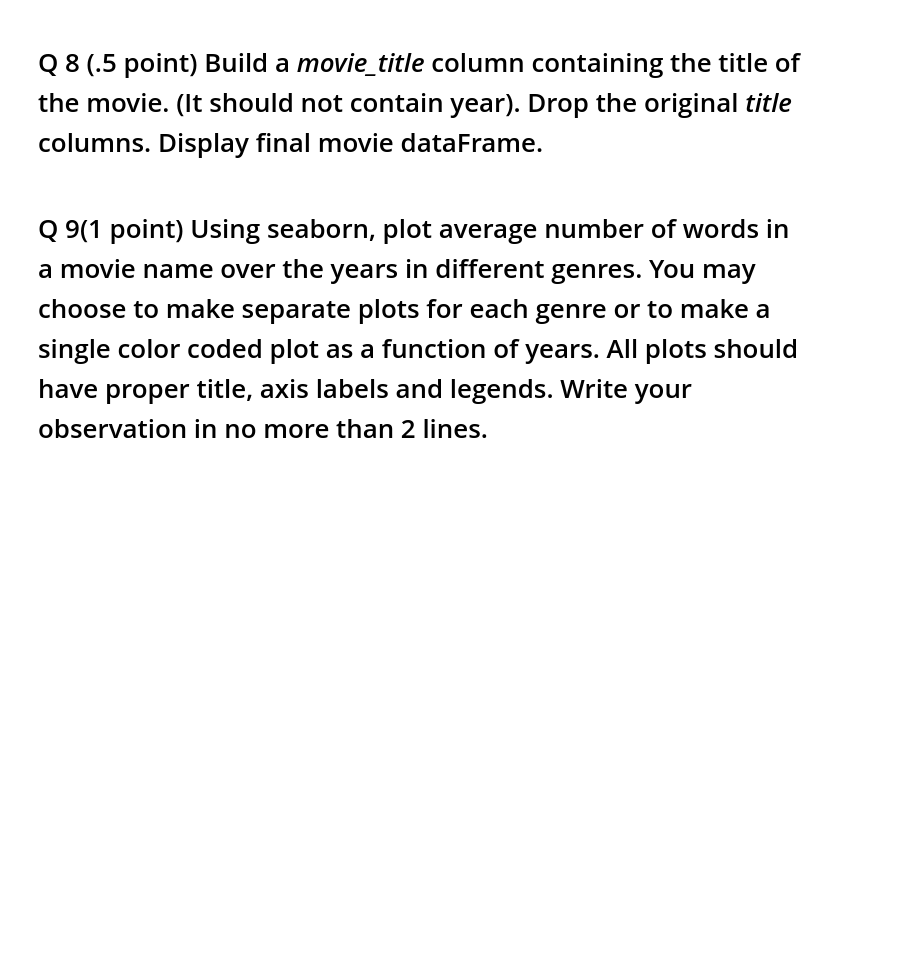
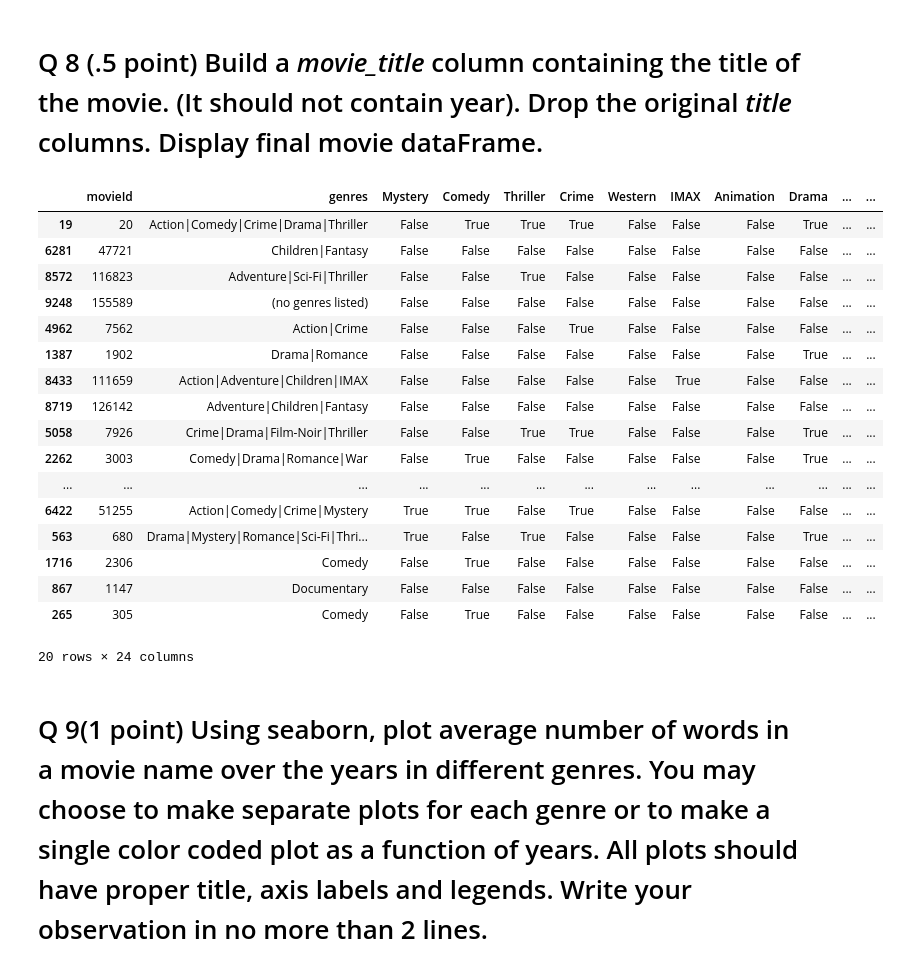
Before and after one commit to bhershdu/du_4447_homework, a Jupyter notebook: week_07/hw7_movie_analysis_using_pandas.ipynb, the cells around one changed output. Saved outputs shown, nothing was run; the diff lists cells and outputs as text; code cells hidden in the pictures; blank space fills up the shorter version.

```diff
--- a/week_07/hw7_movie_analysis_using_pandas.ipynb
+++ b/week_07/hw7_movie_analysis_using_pandas.ipynb
@@ -187,2 +203,31 @@ there was a rapid increase in the number of movies per year around 1980, but tha
+# %%
+ # write pandas code here
+import re
+year_with_paren = "\.*\(\d*\)"
+def drop_year(title):
+    new_title = re.sub(year_with_paren, "", title)
+    return new_title.strip()
+movie["movie_title"] = movie["title"].apply(drop_year)
+movie_wo_title = movie.drop("title", axis=1)
+movie_wo_title.sample(20)
+# %% [output]
+|  | movieId | genres | Mystery | Comedy | Thriller | Crime | Western | IMAX | Animation | Drama | ... | ... |
+| 19 | 20 | Action|Comedy|Crime|Drama|Thriller | False | True | True | True | False | False | False | True | ... | ... |
+| 6281 | 47721 | Children|Fantasy | False | False | False | False | False | False | False | False | ... | ... |
+| 8572 | 116823 | Adventure|Sci-Fi|Thriller | False | False | True | False | False | False | False | False | ... | ... |
+| 9248 | 155589 | (no genres listed) | False | False | False | False | False | False | False | False | ... | ... |
+| 4962 | 7562 | Action|Crime | False | False | False | True | False | False | False | False | ... | ... |
+| 1387 | 1902 | Drama|Romance | False | False | False | False | False | False | False | True | ... | ... |
+| 8433 | 111659 | Action|Adventure|Children|IMAX | False | False | False | False | False | True | False | False | ... | ... |
+| 8719 | 126142 | Adventure|Children|Fantasy | False | False | False | False | False | False | False | False | ... | ... |
+| 5058 | 7926 | Crime|Drama|Film-Noir|Thriller | False | False | True | True | False | False | False | True | ... | ... |
+| 2262 | 3003 | Comedy|Drama|Romance|War | False | True | False | False | False | False | False | True | ... | ... |
+| ... | ... | ... | ... | ... | ... | ... | ... | ... | ... | ... | ... | ... |
+| 6422 | 51255 | Action|Comedy|Crime|Mystery | True | True | False | True | False | False | False | False | ... | ... |
+| 563 | 680 | Drama|Mystery|Romance|Sci-Fi|Thri... | True | False | True | False | False | False | False | True | ... | ... |
+| 1716 | 2306 | Comedy | False | True | False | False | False | False | False | False | ... | ... |
+| 867 | 1147 | Documentary | False | False | False | False | False | False | False | False | ... | ... |
+| 265 | 305 | Comedy | False | True | False | False | False | False | False | False | ... | ... |
+20 rows × 24 columns
 # %% [markdown]
 # Q 9(1 point) Using seaborn, plot average number of words in a movie name over the years in different genres. You may choose to make separate plots for each genre or to make a single color coded plot as a function of years. All plots should have proper title, axis labels and legends. Write your observation in no more than 2 lines.
```
Also changed, not shown: parts of 11 cells of this notebook.
